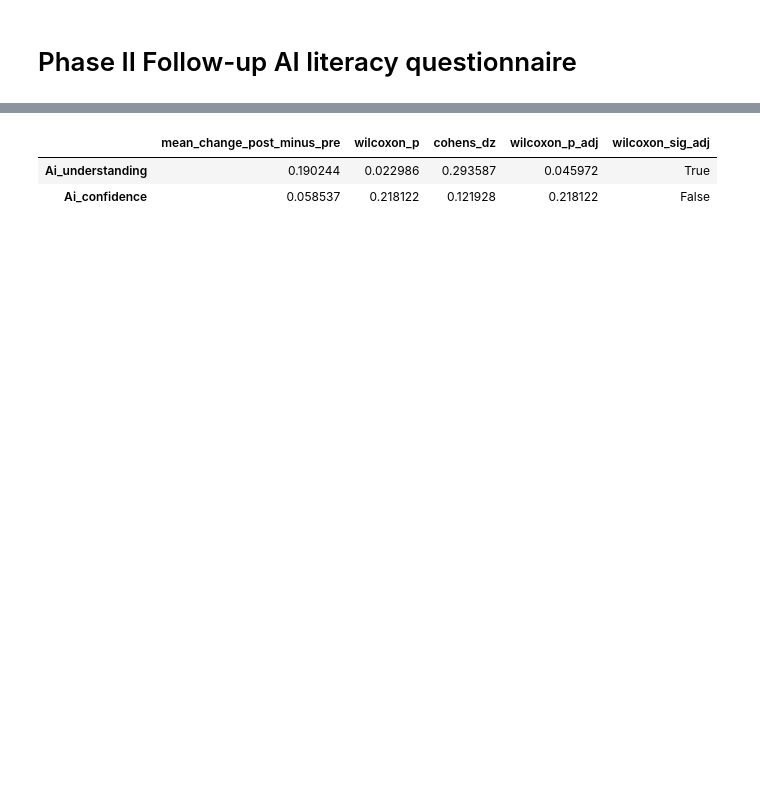
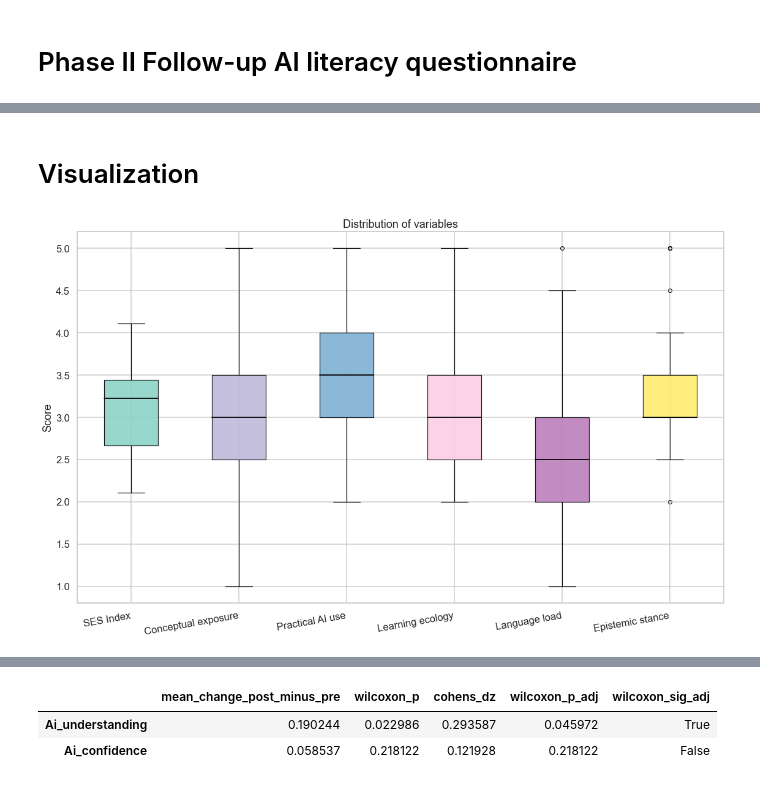
Before and after one commit to garcia-ho/1st_analysis, a Jupyter notebook: Phase2_analysis.ipynb, the cells around one changed output, grey strips where cells are left out. Cells and saved outputs as stored; diff of their text form; code cells hidden in the pictures; blank space fills up the shorter version.

```diff
--- a/Phase2_analysis.ipynb
+++ b/Phase2_analysis.ipynb
@@ -59,0 +93,24 @@ merged_df.to_csv("datasets/df_analysis_phase_II.csv", index=False)
+# %% [markdown]
+# Visualization
+# %%
+cols = [
+    "ses_index",
+    "conceptual_exposure_score",
+    "practical_ai_use_score",
+    "learning_ecology_score",
+    "language_load_score",
+    "epistemic_stance_score",
+]
+
+label_map = {
+    "ses_index": "SES Index",
+    "conceptual_exposure_score": "Conceptual exposure",
+    "practical_ai_use_score": "Practical AI use",
+    "learning_ecology_score": "Learning ecology",
+    "language_load_score": "Language load",
+    "epistemic_stance_score": "Epistemic stance",
+}
+
+plot_boxplots(merged_df, cols, label_map=label_map, figsize=(16, 10))
+# %% [output]
+[figure, added]
```
Also changed, not shown: parts of 23 cells of this notebook, 5 other files.
